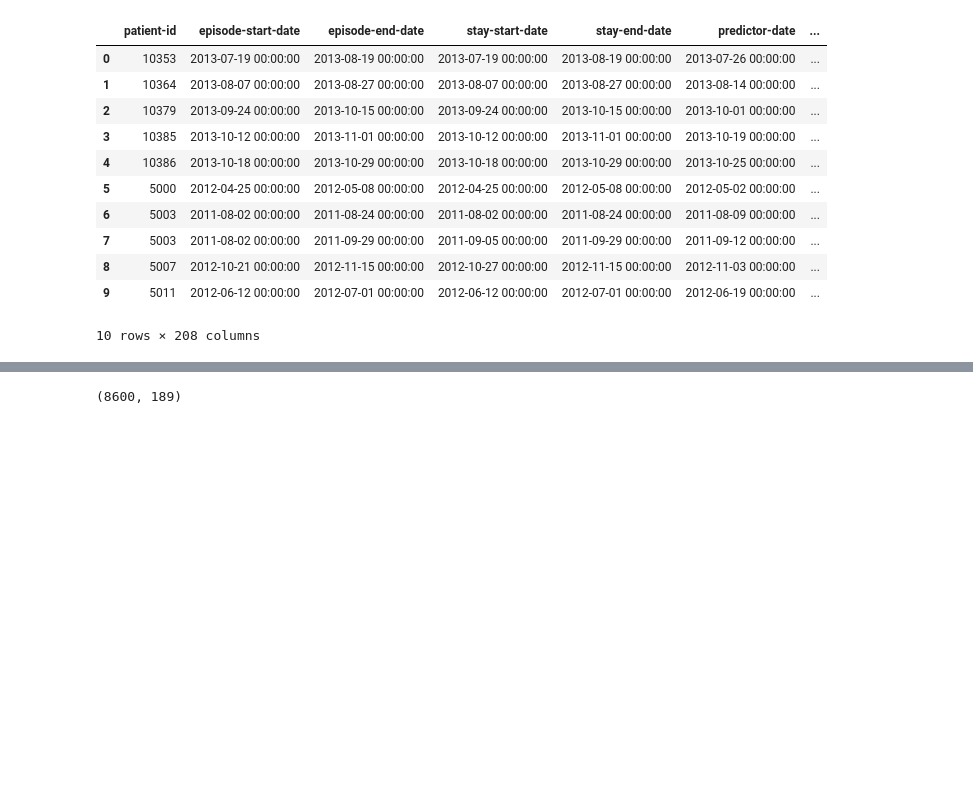
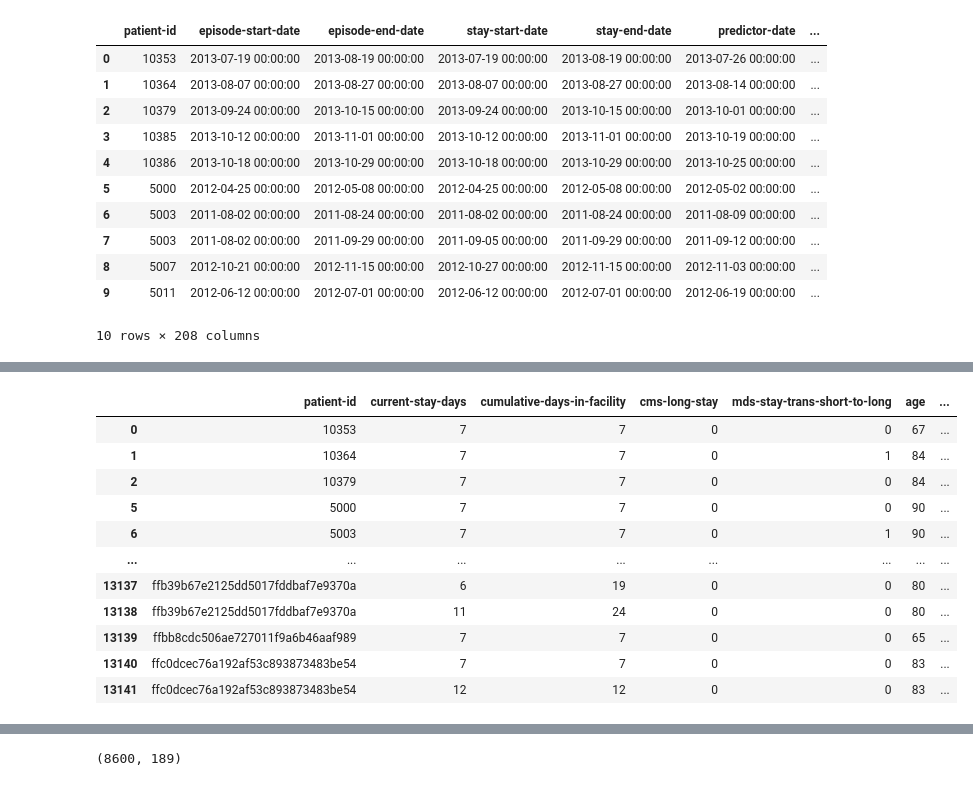
Before and after one commit to dbmi-pitt/Geri-DL, a Jupyter notebook: SimpleRNN_Experiment1_Padding_and_masking.ipynb, the cells around one changed output, grey strips where cells are left out. Drawn from its saved outputs; the diff is of its cells as text; code cells hidden in the pictures; blank space fills up the shorter version.

```diff
--- a/SimpleRNN_Experiment1_Padding_and_masking.ipynb
+++ b/SimpleRNN_Experiment1_Padding_and_masking.ipynb
@@ -49,5 +60,5 @@ tensorflow version:  1.14.0
 # %%
-excel_file = r'/home/kravchen/Desktop/NH/full_set.xlsx'
+excel_file = r'full_set_copy.xls'
 df = pd.DataFrame(pd.read_excel(excel_file))
 print(df.shape)
 # %% [output]
@@ -236,9 +315,9 @@ def df_transform(df, f, df_ref=None):
 # %%
 %%time
-generate_period(X_train, f_period)
+X_train = generate_period(X_train, f_period)
 label_encoding(X_train, f_label, dic_label)
 X_train_original = X_train.copy() # store value range
-df_transform(X_train, f_transform)
+X_train = df_transform(X_train, f_transform)
 X_train = one_hot_encoding(X_train, f_one_hot, cate_one_hot)
 drop_features(X_train, f_drop)
 # %% [output]
@@ -247,4 +326,22 @@ Wall time: 15.1 s
 # %%
 X_train_use = X_train.copy()
+# %%
+from IPython.display import HTML
+
+# Display a scrollable DataFrame
+HTML(X_train.to_html(notebook=True, max_rows=10, max_cols=200))
+# %% [output]
+|  | patient-id | current-stay-days | cumulative-days-in-facility | cms-long-stay | mds-stay-trans-short-to-long | age | ... |
+| 0 | 10353 | 7 | 7 | 0 | 0 | 67 | ... |
+| 1 | 10364 | 7 | 7 | 0 | 1 | 84 | ... |
+| 2 | 10379 | 7 | 7 | 0 | 0 | 84 | ... |
+| 5 | 5000 | 7 | 7 | 0 | 0 | 90 | ... |
+| 6 | 5003 | 7 | 7 | 0 | 1 | 90 | ... |
+| ... | ... | ... | ... | ... | ... | ... | ... |
+| 13137 | ffb39b67e2125dd5017fddbaf7e9370a | 6 | 19 | 0 | 0 | 80 | ... |
+| 13138 | ffb39b67e2125dd5017fddbaf7e9370a | 11 | 24 | 0 | 0 | 80 | ... |
+| 13139 | ffbb8cdc506ae727011f9a6b46aaf989 | 7 | 7 | 0 | 0 | 65 | ... |
+| 13140 | ffc0dcec76a192af53c893873483be54 | 7 | 7 | 0 | 0 | 83 | ... |
+| 13141 | ffc0dcec76a192af53c893873483be54 | 12 | 12 | 0 | 0 | 83 | ... |
 # %%
 %%time
```
Also changed, not shown: parts of 50 cells of this notebook.
